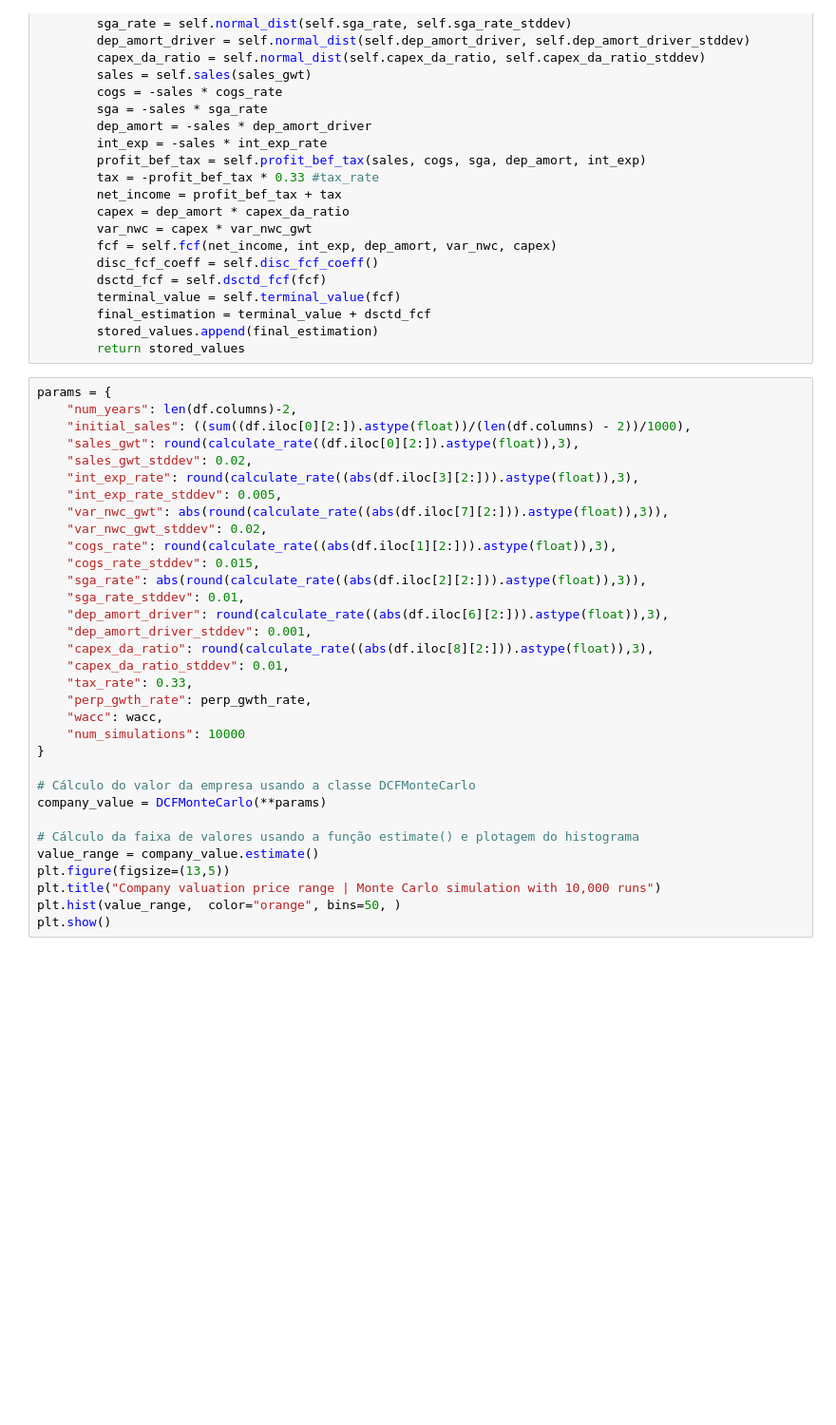
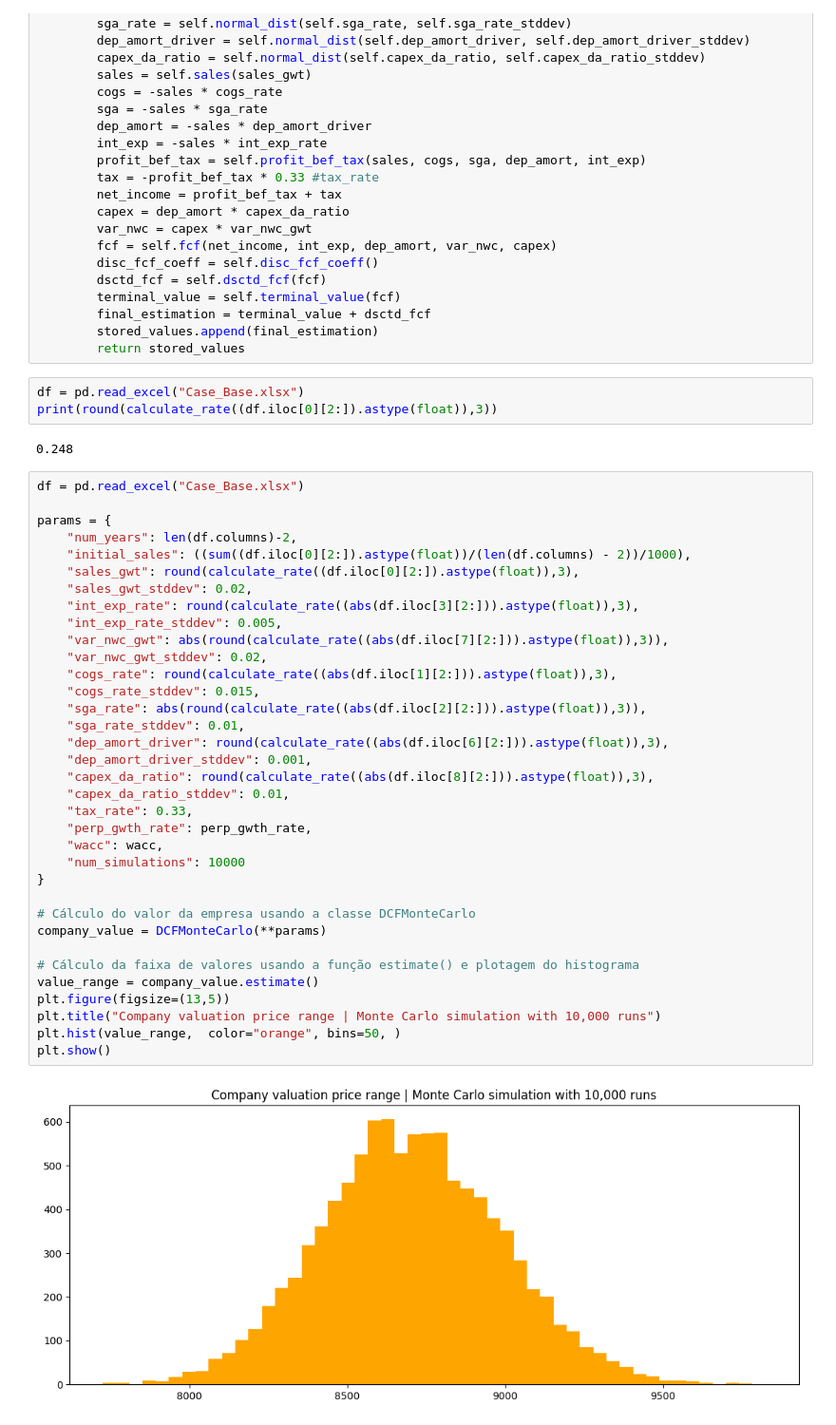
Before and after one commit to lucas-r-leite/DFs_CVM_Br, a Jupyter notebook: DCFMonteCarlo.ipynb, the cells around one changed output. Shown at 95% size. Saved outputs shown, nothing was run; the diff lists cells and outputs as text; blank space fills up the shorter version.

```diff
--- a/DCFMonteCarlo.ipynb
+++ b/DCFMonteCarlo.ipynb
@@ -285,39 +285,48 @@ class DCFMonteCarlo:
         final_estimation = terminal_value + dsctd_fcf
         stored_values.append(final_estimation)
         return stored_values
+# %%
+df = pd.read_excel("Case_Base.xlsx")
+print(round(calculate_rate((df.iloc[0][2:]).astype(float)),3))
+# %% [output]
+0.248
 # %%
+df = pd.read_excel("Case_Base.xlsx")
+
 params = {
     "num_years": len(df.columns)-2,
     "initial_sales": ((sum((df.iloc[0][2:]).astype(float))/(len(df.columns) - 2))/1000),
     "sales_gwt": round(calculate_rate((df.iloc[0][2:]).astype(float)),3),
     "sales_gwt_stddev": 0.02,
     "int_exp_rate": round(calculate_rate((abs(df.iloc[3][2:])).astype(float)),3),
     "int_exp_rate_stddev": 0.005,
     "var_nwc_gwt": abs(round(calculate_rate((abs(df.iloc[7][2:])).astype(float)),3)),
     "var_nwc_gwt_stddev": 0.02,
     "cogs_rate": round(calculate_rate((abs(df.iloc[1][2:])).astype(float)),3),
     "cogs_rate_stddev": 0.015,
     "sga_rate": abs(round(calculate_rate((abs(df.iloc[2][2:])).astype(float)),3)),
     "sga_rate_stddev": 0.01,
     "dep_amort_driver": round(calculate_rate((abs(df.iloc[6][2:])).astype(float)),3),
     "dep_amort_driver_stddev": 0.001,
     "capex_da_ratio": round(calculate_rate((abs(df.iloc[8][2:])).astype(float)),3),
     "capex_da_ratio_stddev": 0.01,
     "tax_rate": 0.33,
     "perp_gwth_rate": perp_gwth_rate,
     "wacc": wacc,
     "num_simulations": 10000
 }
 
 # Cálculo do valor da empresa usando a classe DCFMonteCarlo
 company_value = DCFMonteCarlo(**params)
 
 # Cálculo da faixa de valores usando a função estimate() e plotagem do histograma
 value_range = company_value.estimate()
 plt.figure(figsize=(13,5))
 plt.title("Company valuation price range | Monte Carlo simulation with 10,000 runs")
 plt.hist(value_range,  color="orange", bins=50, )
 plt.show()
+# %% [output]
+[figure, added]
 # %%
 df = pd.DataFrame({'company_prices':list(value_range[0])})
 df.describe()
```
Also changed, not shown: parts of 2 cells of this notebook, 1 other file.
